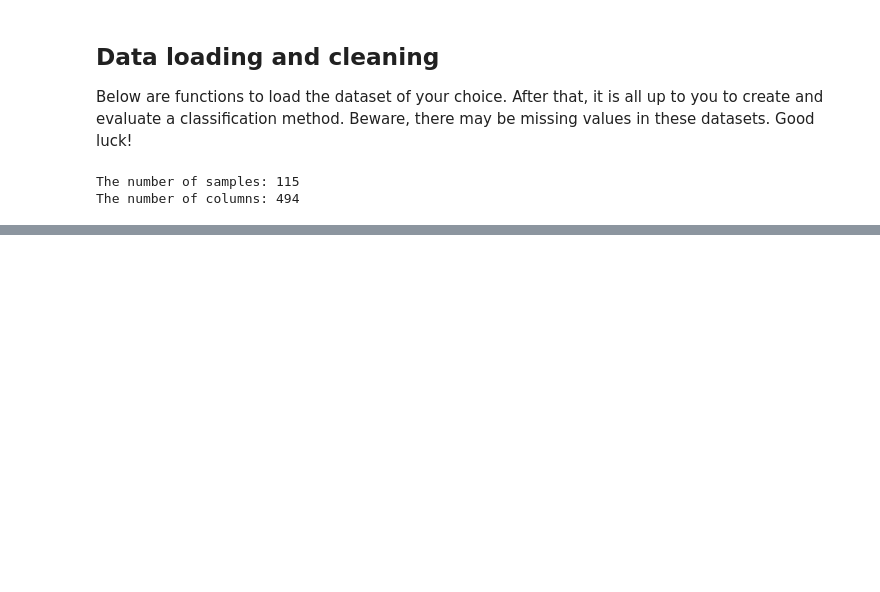
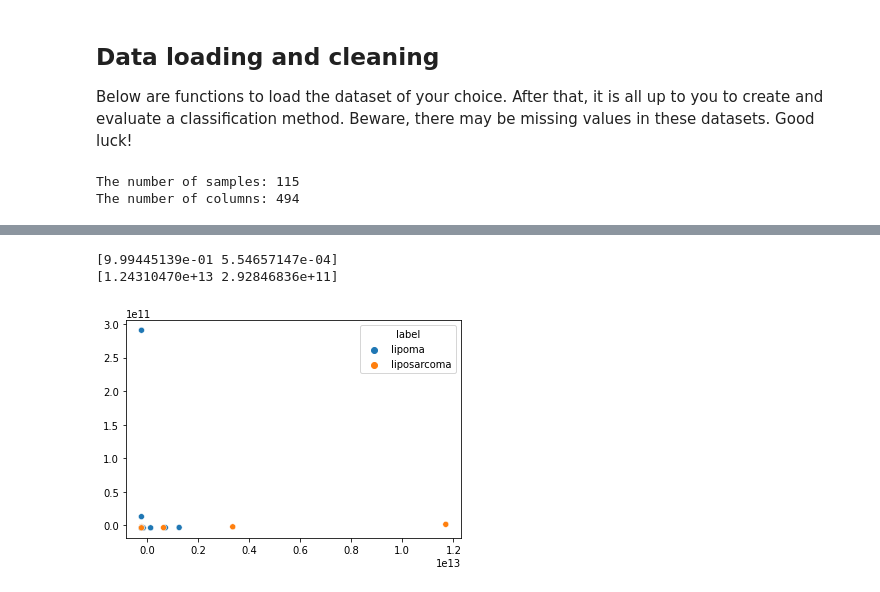
Before and after one commit to Doesjka/TM10007_ML_g9, a Jupyter notebook: assignment.ipynb, the cells around one changed output, grey strips where cells are left out. Saved outputs shown, nothing was run; the diff lists cells and outputs as text; code cells hidden in the pictures; blank space fills up the shorter version.

```diff
--- a/assignment.ipynb
+++ b/assignment.ipynb
@@ -26,0 +62,14 @@ The number of columns: 494
+# %%
+from sklearn import decomposition
+
+pca = decomposition.PCA(n_components=2)
+pca.fit(X_train.iloc[:,2:])
+X_pca = pca.transform(X_train.iloc[:,2:])
+
+seaborn.scatterplot(x=X_pca[:, 0], y=X_pca[:, 1], hue=X_train['label'])
+print(pca.explained_variance_ratio_)
+print(pca.singular_values_)
+# %% [output]
+[9.99445139e-01 5.54657147e-04]
+[1.24310470e+13 2.92846836e+11]
+[figure, added]
```
Also changed, not shown: parts of 6 cells of this notebook.
